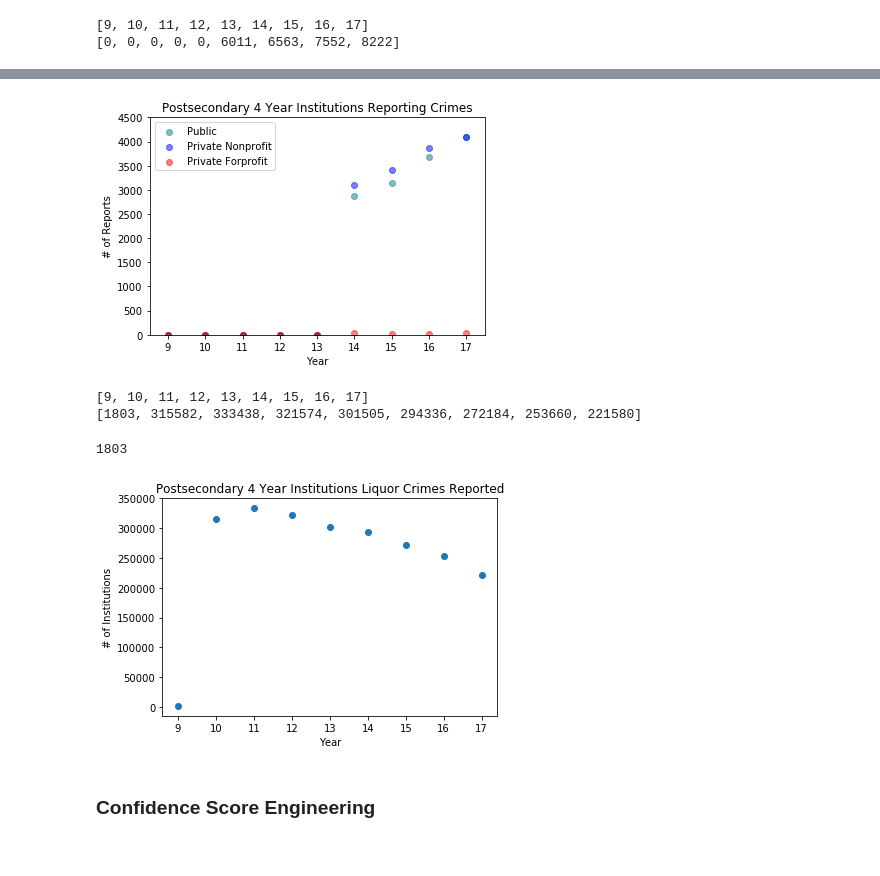
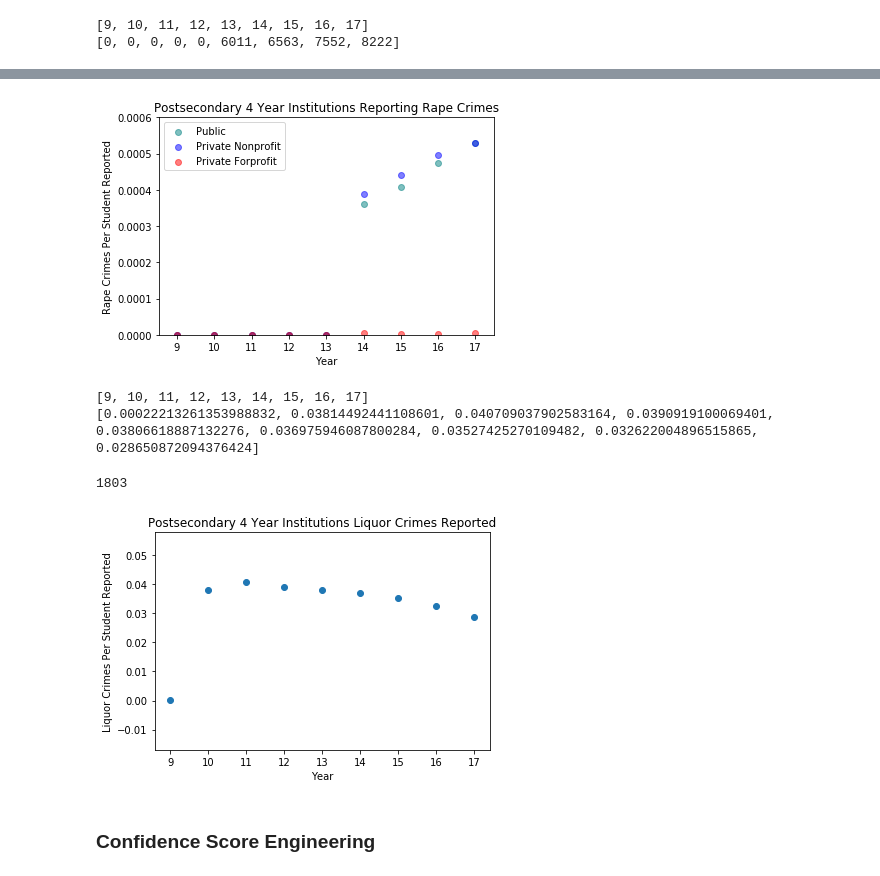
Before and after one commit to GaleProulx/Clery_Collector, a Jupyter notebook: Clery_Exploration.ipynb, the cells around one changed output, grey strips where cells are left out. Drawn from its saved outputs; the diff is of its cells as text; code cells hidden in the pictures.

```diff
--- a/Clery_Exploration.ipynb
+++ b/Clery_Exploration.ipynb
@@ -165,11 +165,11 @@ for year in important['YEAR'].unique():
     year_list.append(year)
     for sector in sectors:
         if sector == "Public, 4-year or above":
-            inst_public.append(important['TOTAL'].loc[(important['YEAR'] == year) & (important['SECTOR_DESC'] == sector)].sum().sum() / 1000000)
+            inst_public.append(important['TOTAL'].loc[(important['YEAR'] == year) & (important['SECTOR_DESC'] == sector)].sum().sum() / important['TOTAL'].loc[important['YEAR'] == year].sum())
         elif sector == "Private nonprofit, 4-year or above":
-            inst_priv_non.append(important['TOTAL'].loc[(important['YEAR'] == year) & (important['SECTOR_DESC'] == sector)].sum().sum() / 1000000)
+            inst_priv_non.append(important['TOTAL'].loc[(important['YEAR'] == year) & (important['SECTOR_DESC'] == sector)].sum().sum() / important['TOTAL'].loc[important['YEAR'] == year].sum())
         else:
-            inst_priv_profit.append(important['TOTAL'].loc[(important['YEAR'] == year) & (important['SECTOR_DESC'] == sector)].sum().sum() / 1000000)
+            inst_priv_profit.append(important['TOTAL'].loc[(important['YEAR'] == year) & (important['SECTOR_DESC'] == sector)].sum().sum() / important['TOTAL'].loc[important['YEAR'] == year].sum())
 
 print(year_list)
 print(inst_public)
@@ -257,11 +256,11 @@ for year in important['YEAR'].unique():
     year_list.append(year)
     for sector in sectors:
         if sector == "Public, 4-year or above":
-            inst_public.append(important[rape_cols].loc[(important['YEAR'] == year) & (important['SECTOR_DESC'] == sector)].sum().sum())
+            inst_public.append(important[rape_cols].loc[(important['YEAR'] == year) & (important['SECTOR_DESC'] == sector)].sum().sum() / important['TOTAL'].loc[important['YEAR'] == year].sum())
         elif sector == "Private nonprofit, 4-year or above":
-            inst_priv_non.append(important[rape_cols].loc[(important['YEAR'] == year) & (important['SECTOR_DESC'] == sector)].sum().sum())
+            inst_priv_non.append(important[rape_cols].loc[(important['YEAR'] == year) & (important['SECTOR_DESC'] == sector)].sum().sum() / important['TOTAL'].loc[important['YEAR'] == year].sum())
         else:
-            inst_priv_profit.append(important[rape_cols].loc[(important['YEAR'] == year) & (important['SECTOR_DESC'] == sector)].sum().sum())
+            inst_priv_profit.append(important[rape_cols].loc[(important['YEAR'] == year) & (important['SECTOR_DESC'] == sector)].sum().sum() / important['TOTAL'].loc[important['YEAR'] == year].sum())
 
 print(year_list)
 print(inst_public)
@@ -329,31 +332,30 @@ scatter
 # %%
 # graph institution number from above filters
 ax = plt.subplot()
-ax.set_title('Postsecondary 4 Year Institutions Reporting Crimes')
+ax.set_title('Postsecondary 4 Year Institutions Reporting Rape Crimes')
 ax.scatter(year_list, inst_public, c='teal', label='Public', alpha=0.5)
 ax.scatter(year_list, inst_priv_non, c='blue', label='Private Nonprofit', alpha=0.5)
 ax.scatter(year_list, inst_priv_profit, c='red', label='Private Forprofit', alpha=0.5)
-ax.set_ylabel('# of Reports')
+ax.set_ylabel('Rape Crimes Per Student Reported')
 ax.set_xlabel('Year')
 ax.legend(loc=2)
-ax.set_ylim([0,4500])
-ax.set_yticks(range(0, 4501, 500))
+ax.set_ylim([0,0.0006])
 plt.show()
 # %% [output]
-[figure, old version]
+[figure, new version]
 # %%
 # find all colleges that reported crimes in respective categories
 year_list = list()
 institutions = list()
 for year in important['YEAR'].unique():
     year_list.append(year)
-    institutions.append(important['LIQUOR'].loc[important['YEAR'] == year].sum())
+    institutions.append(important['LIQUOR'].loc[important['YEAR'] == year].sum() / important['TOTAL'].loc[important['YEAR'] == year].sum())
 
 print(year_list)
 print(institutions)
 # %% [output]
 [9, 10, 11, 12, 13, 14, 15, 16, 17]
-[1803, 315582, 333438, 321574, 301505, 294336, 272184, 253660, 221580]
+[0.00022213261353988832, 0.03814492441108601, 0.040709037902583164, 0.0390919100069401, 0.03806618887132276, 0.036975946087800284, 0.03527425270109482, 0.032622004896515865, 0.028650872094376424]
 # %%
 important['LIQUOR'].loc[important['YEAR'] == 9].sum()
 # %% [output]
@@ -361,13 +363,13 @@ important['LIQUOR'].loc[important['YEAR'] == 9].sum()
 # %%
 # graph institution number from above filters
 ax = plt.subplot()
 ax.set_title('Postsecondary 4 Year Institutions Liquor Crimes Reported')
 ax.scatter(year_list, institutions)
-ax.set_ylabel('# of Institutions')
+ax.set_ylabel('Liquor Crimes Per Student Reported')
 ax.set_xlabel('Year')
 plt.show()
 # %% [output]
-[figure, old version]
+[figure, new version]
 # %% [markdown]
 ### Confidence Score Engineering
 # %%
```
Also changed, not shown: parts of 8 cells of this notebook, 2 other files.
